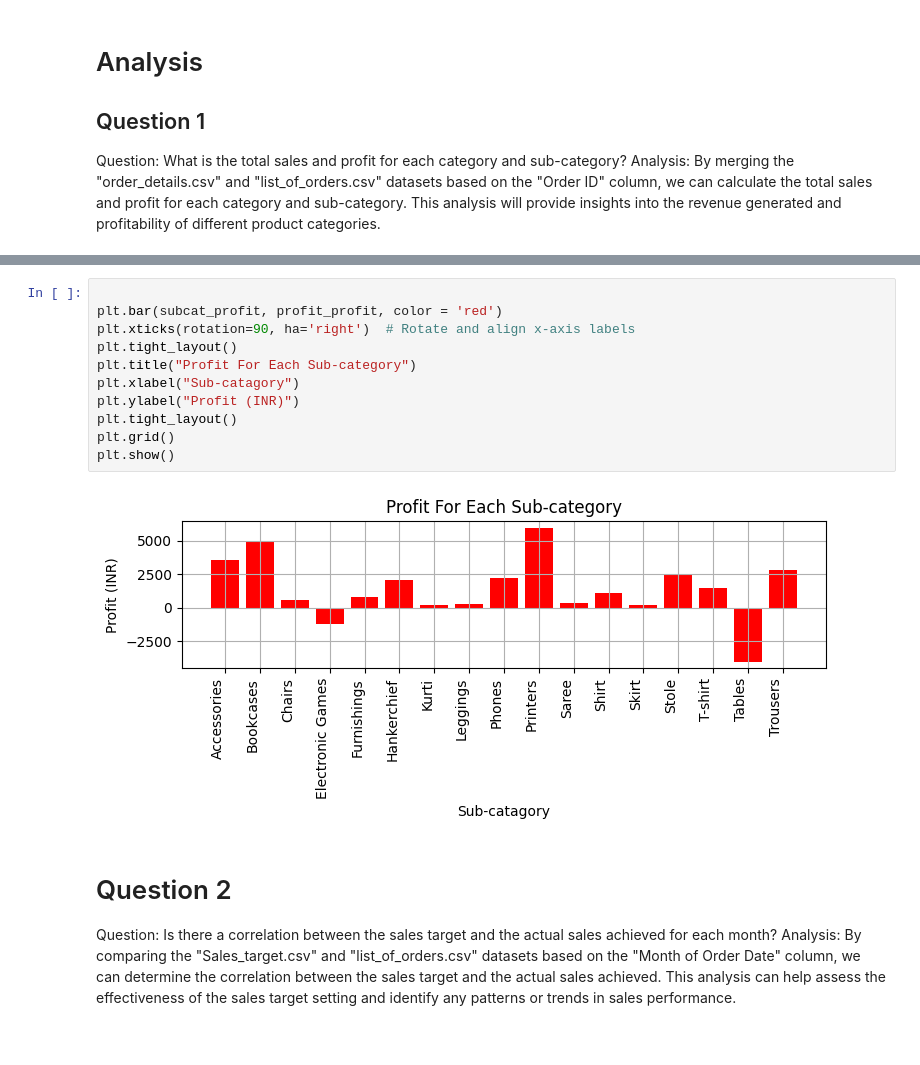
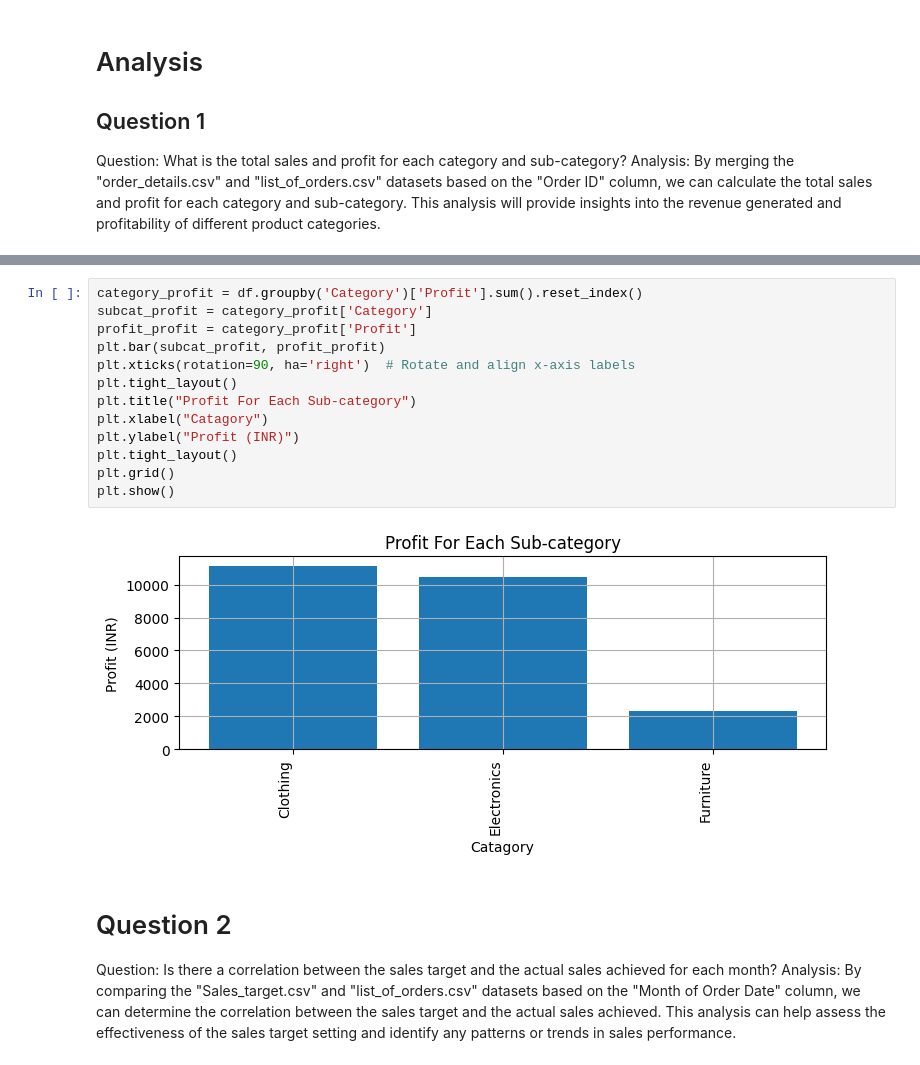
Before and after one commit to Nom115/ecommerce_analysis, a Jupyter notebook: jupiter.ipynb, the cells around one changed output, grey strips where cells are left out. Drawn from its saved outputs; the diff is of its cells as text.

```diff
--- a/jupiter.ipynb
+++ b/jupiter.ipynb
@@ -157,16 +157,18 @@ print(country_profit)
 # %%
-
-plt.bar(subcat_profit, profit_profit, color = 'red')
+category_profit = df.groupby('Category')['Profit'].sum().reset_index()
+subcat_profit = category_profit['Category']
+profit_profit = category_profit['Profit']
+plt.bar(subcat_profit, profit_profit)
 plt.xticks(rotation=90, ha='right')  # Rotate and align x-axis labels
 plt.tight_layout()
 plt.title("Profit For Each Sub-category")
-plt.xlabel("Sub-catagory")
+plt.xlabel("Catagory")
 plt.ylabel("Profit (INR)")
 plt.tight_layout()
 plt.grid()
 plt.show()
 # %% [output]
-[figure, old version]
+[figure, new version]
 # %% [markdown]
 # Question 2
 
```
Also changed, not shown: parts of 3 cells of this notebook.
